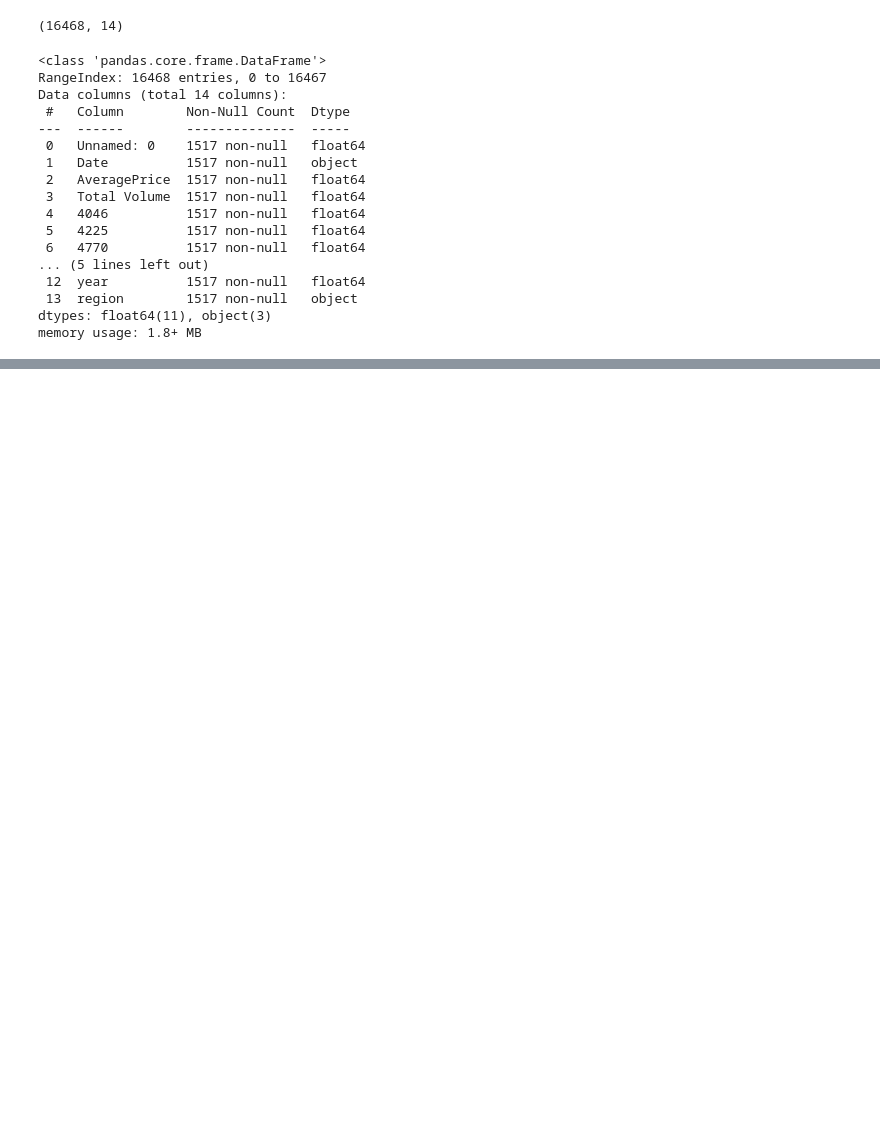
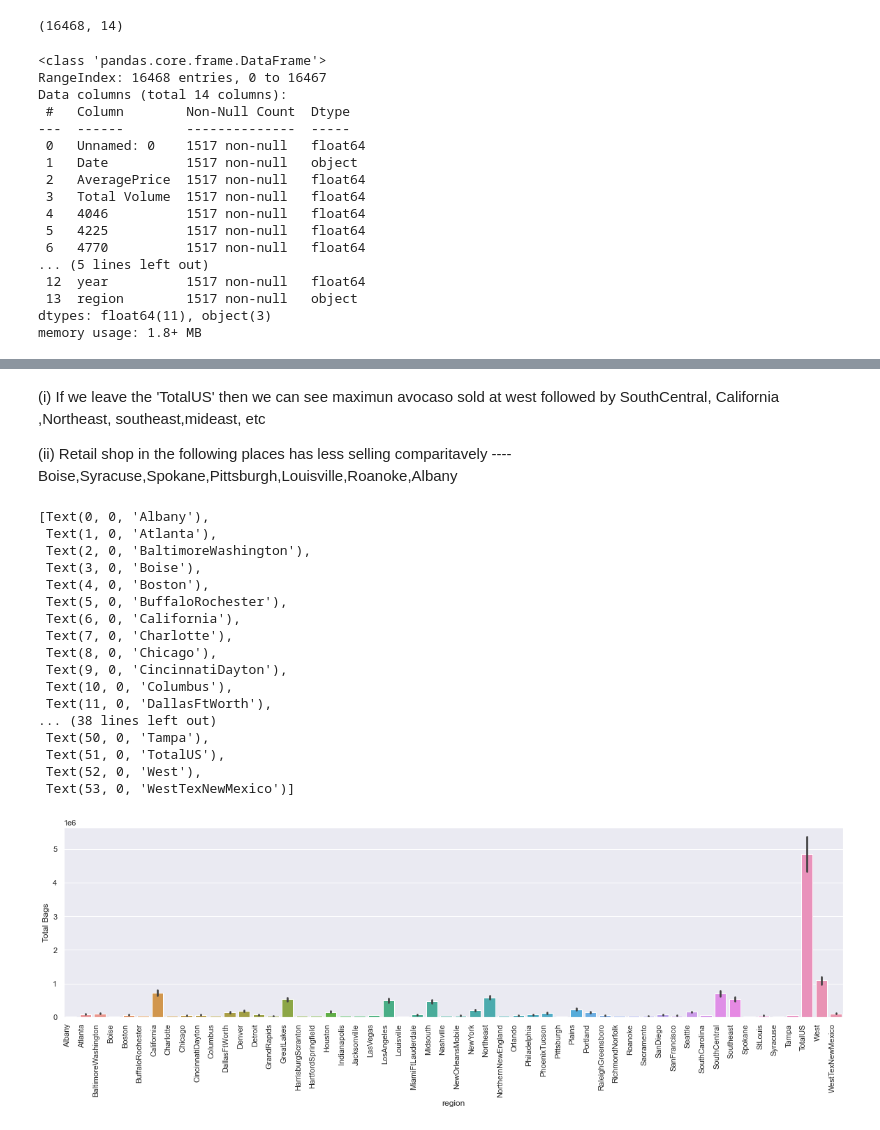
Before and after one commit to RanjeetYJ/DataTrained_Evaluation_Projects, a Jupyter notebook: 2. Evaluation_Project _Avacado.ipynb, the cells around one changed output, grey strips where cells are left out. Drawn from its saved outputs; the diff is of its cells as text; code cells hidden in the pictures; blank space fills up the shorter version.

```diff
--- a/2. Evaluation_Project _Avacado.ipynb
+++ b/2. Evaluation_Project _Avacado.ipynb
@@ -139,0 +262,29 @@ dtype: int64
+# %% [markdown]
+(i) If we leave the 'TotalUS' then we can see maximun avocaso sold at west
+followed by SouthCentral, California ,Northeast, southeast,mideast, etc
+
+(ii) Retail shop in the following places has less selling comparitavely
+----Boise,Syracuse,Spokane,Pittsburgh,Louisville,Roanoke,Albany
+# %%
+plt.figure(figsize=(20,5))
+chart=sns.barplot(x='region',y='Total Bags',data=df)
+chart.set_xticklabels(chart.get_xticklabels(), rotation=90,horizontalalignment='right')
+# %% [output]
+[Text(0, 0, 'Albany'),
+ Text(1, 0, 'Atlanta'),
+ Text(2, 0, 'BaltimoreWashington'),
+ Text(3, 0, 'Boise'),
+ Text(4, 0, 'Boston'),
+ Text(5, 0, 'BuffaloRochester'),
+ Text(6, 0, 'California'),
+ Text(7, 0, 'Charlotte'),
+ Text(8, 0, 'Chicago'),
+ Text(9, 0, 'CincinnatiDayton'),
+ Text(10, 0, 'Columbus'),
+ Text(11, 0, 'DallasFtWorth'),
+... (38 lines left out)
+ Text(50, 0, 'Tampa'),
+ Text(51, 0, 'TotalUS'),
+ Text(52, 0, 'West'),
+ Text(53, 0, 'WestTexNewMexico')]
+[figure, added]
```
Also changed, not shown: parts of 171 cells of this notebook.
